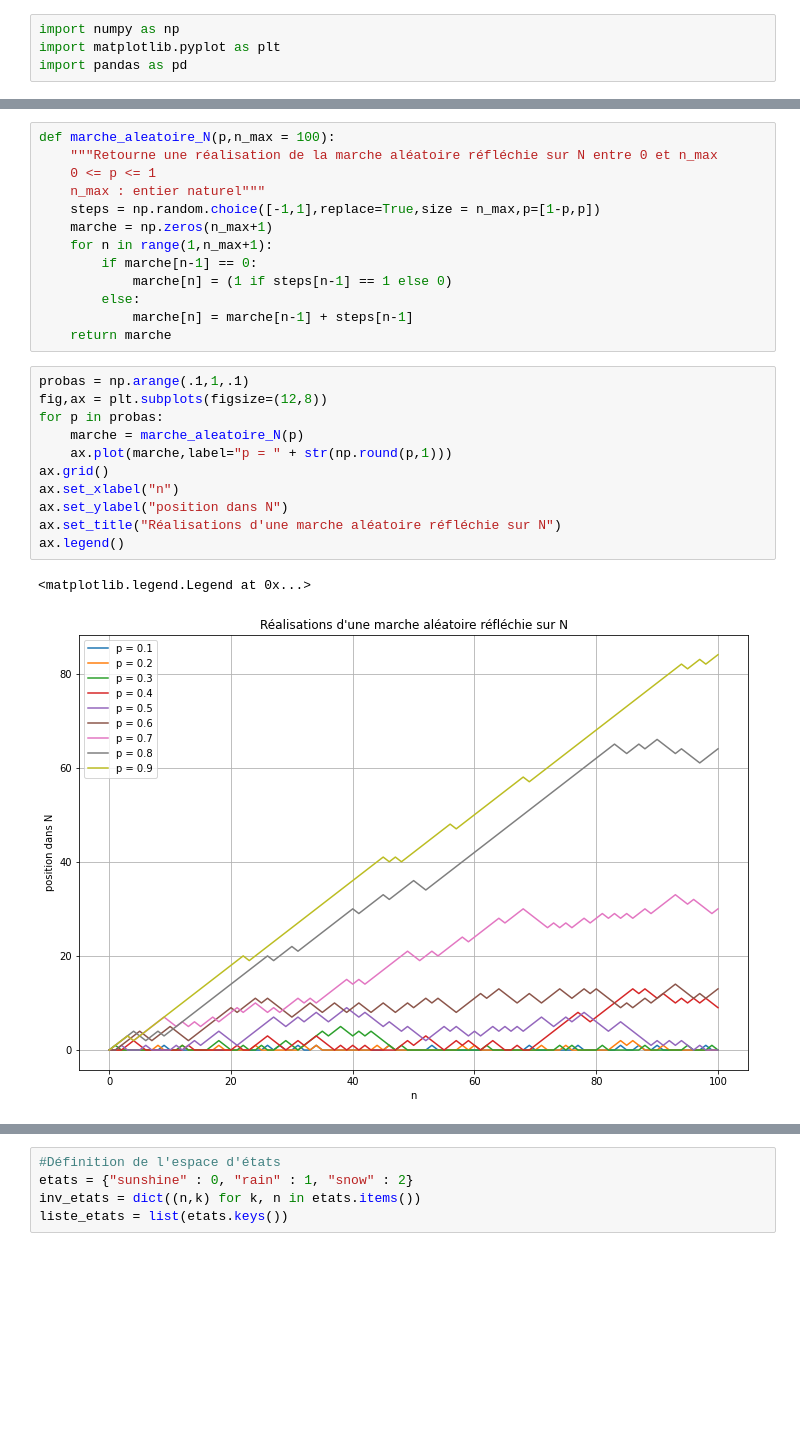
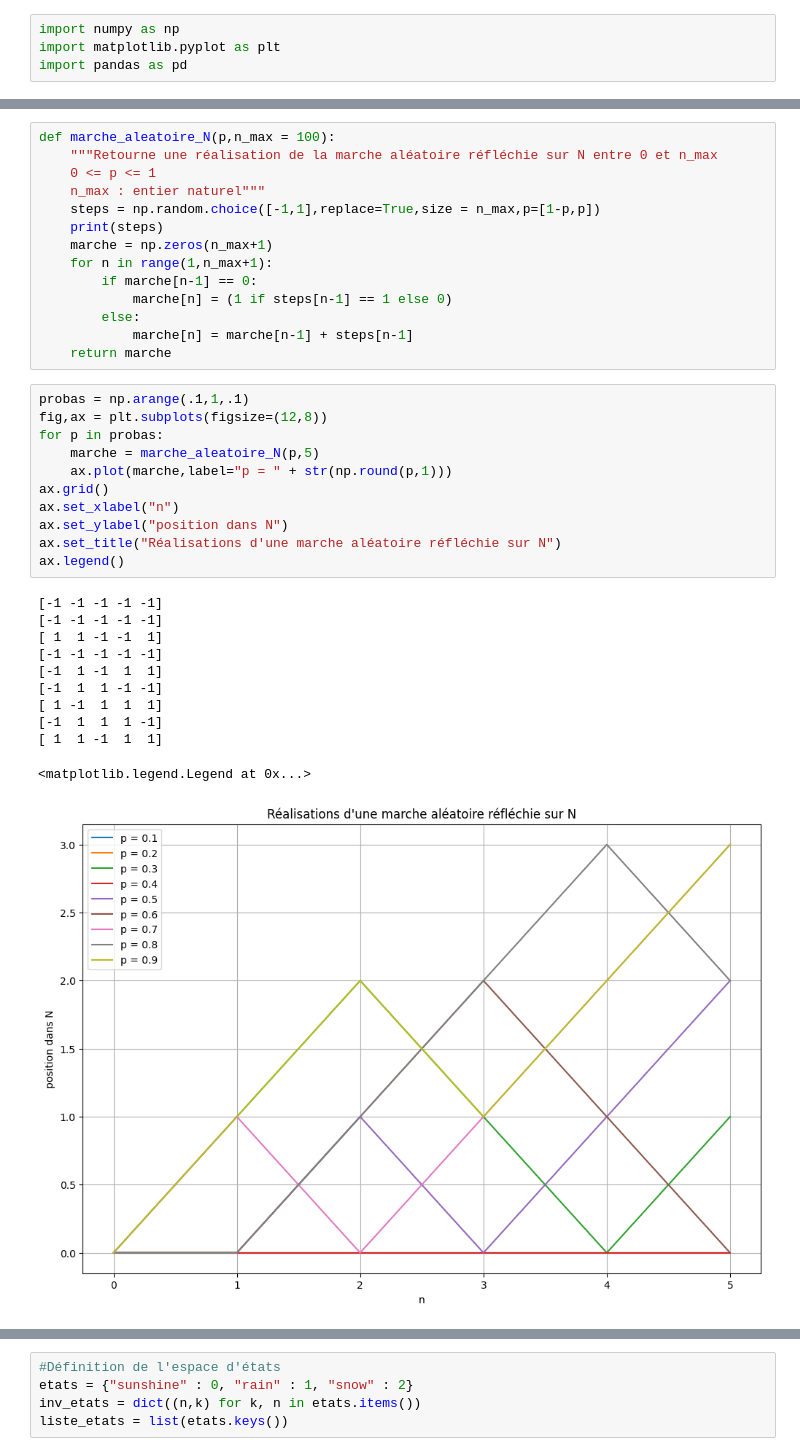
Before and after one commit to houssemwld1/Hidden-Markov-Models, a Jupyter notebook: HMM.ipynb, the cells around one changed output, grey strips where cells are left out. Drawn from its saved outputs; the diff is of its cells as text; blank space fills up the shorter version.

```diff
--- a/HMM.ipynb
+++ b/HMM.ipynb
@@ -79,6 +79,7 @@ def marche_aleatoire_N(p,n_max = 100):
     0 <= p <= 1
     n_max : entier naturel"""
     steps = np.random.choice([-1,1],replace=True,size = n_max,p=[1-p,p])
+    print(steps)
     marche = np.zeros(n_max+1)
     for n in range(1,n_max+1):
         if marche[n-1] == 0:
@@ -89,17 +90,26 @@ def marche_aleatoire_N(p,n_max = 100):
 # %%
 probas = np.arange(.1,1,.1)
 fig,ax = plt.subplots(figsize=(12,8))
 for p in probas:
-    marche = marche_aleatoire_N(p)
+    marche = marche_aleatoire_N(p,5)
     ax.plot(marche,label="p = " + str(np.round(p,1)))
 ax.grid()
 ax.set_xlabel("n")
 ax.set_ylabel("position dans N")
 ax.set_title("Réalisations d'une marche aléatoire réfléchie sur N")
 ax.legend()
 # %% [output]
-<matplotlib.legend.Legend at 0x...>
+[-1 -1 -1 -1 -1]
+[-1 -1 -1 -1 -1]
+[ 1  1 -1 -1  1]
+[-1 -1 -1 -1 -1]
+[-1  1 -1  1  1]
+[-1  1  1 -1 -1]
+[ 1 -1  1  1  1]
+[-1  1  1  1 -1]
+[ 1  1 -1  1  1]
+<matplotlib.legend.Legend at 0x...>
-[figure, old version]
+[figure, new version]
 # %% [markdown]
 * **Exemple fil rouge** : Chaîne de Markov à 3 états :
 <img src="Images/FilRouge.png" width="600px"></img>
```
